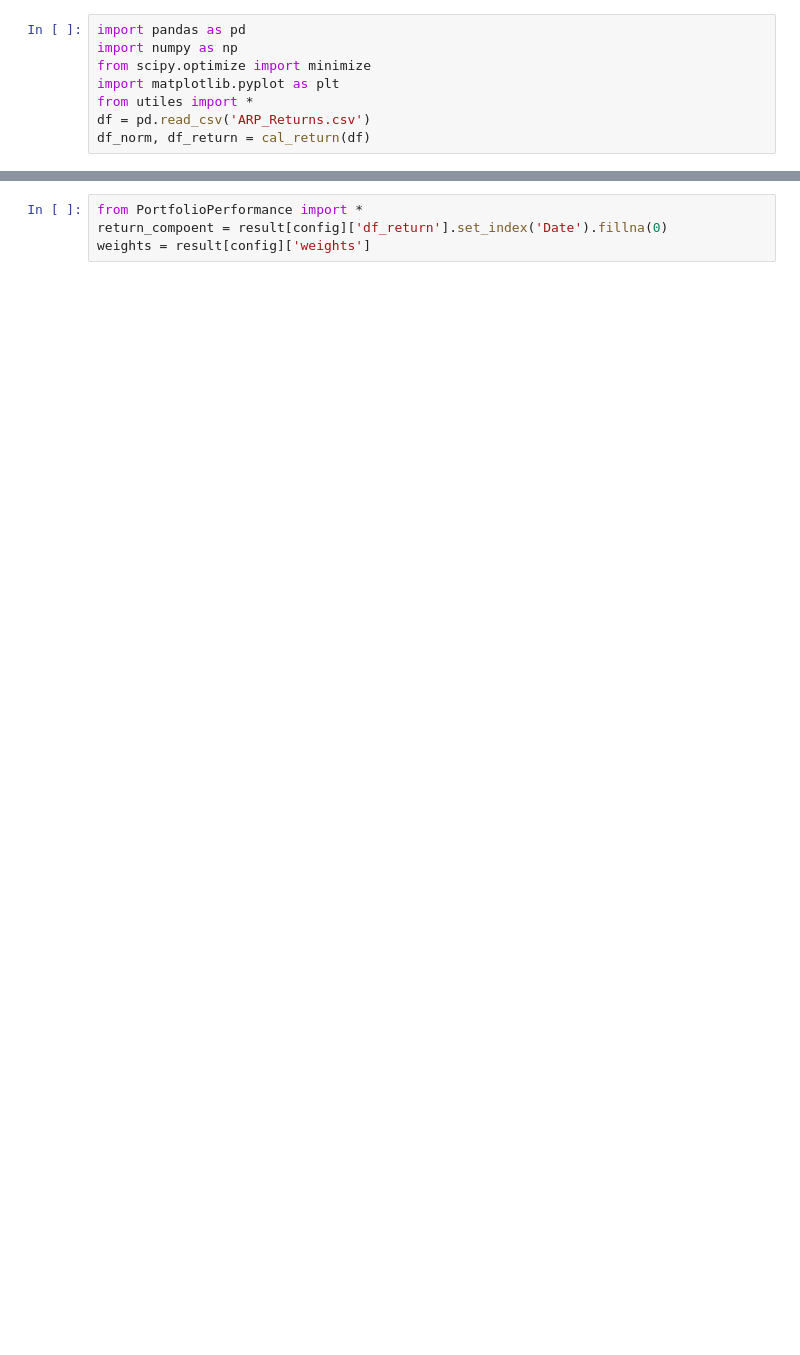
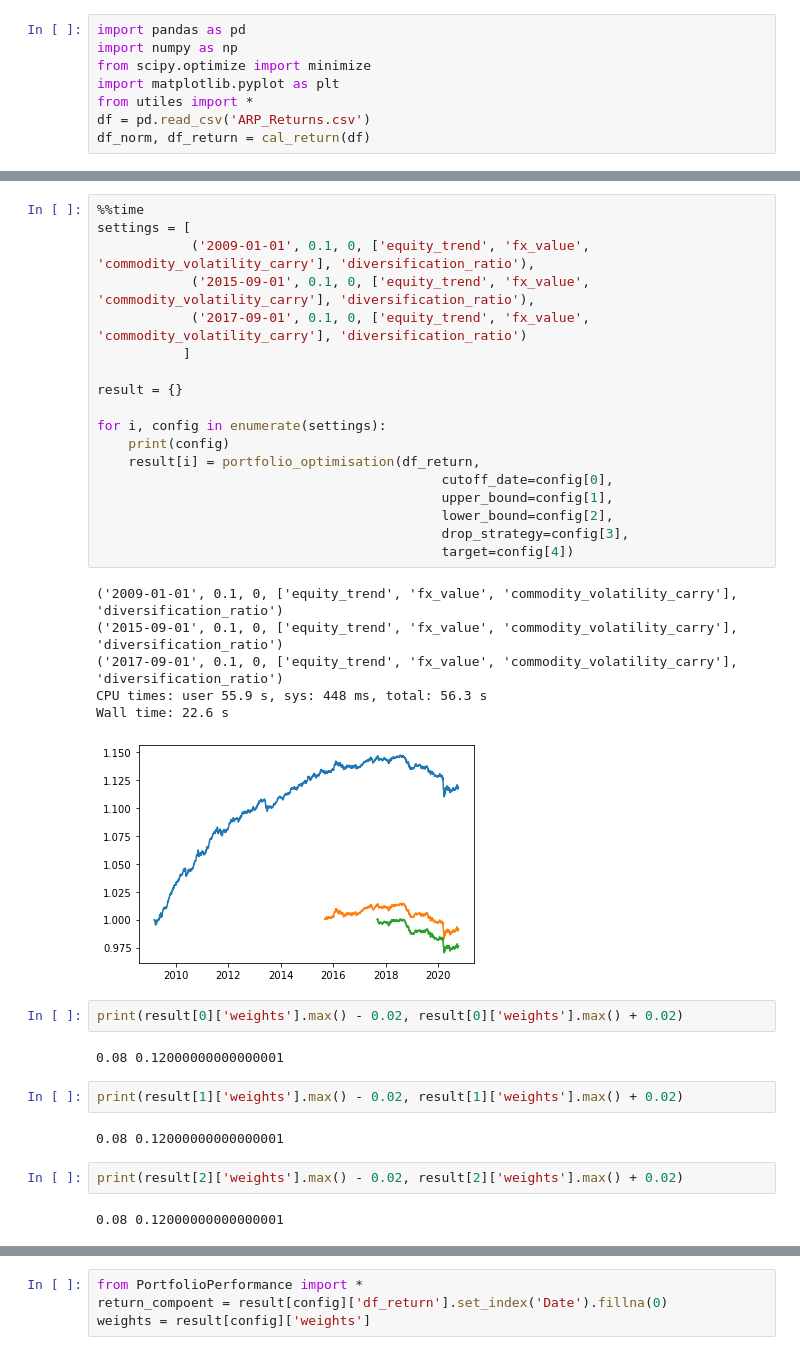
Before and after one commit to shenyifan17/combine_strategies, a Jupyter notebook: optimise.ipynb, the cells around one changed output, grey strips where cells are left out. Cells and saved outputs as stored; diff of their text form; blank space fills up the shorter version.

```diff
--- a/optimise.ipynb
+++ b/optimise.ipynb
@@ -25,0 +19,37 @@ result = {}
+# %%
+%%time
+settings = [
+            ('2009-01-01', 0.1, 0, ['equity_trend', 'fx_value', 'commodity_volatility_carry'], 'diversification_ratio'),
+            ('2015-09-01', 0.1, 0, ['equity_trend', 'fx_value', 'commodity_volatility_carry'], 'diversification_ratio'),
+            ('2017-09-01', 0.1, 0, ['equity_trend', 'fx_value', 'commodity_volatility_carry'], 'diversification_ratio')
+           ]
+
+result = {}
+
+for i, config in enumerate(settings):
+    print(config)
+    result[i] = portfolio_optimisation(df_return,
+                                            cutoff_date=config[0],
+                                            upper_bound=config[1],
+                                            lower_bound=config[2],
+                                            drop_strategy=config[3],
+                                            target=config[4])
+# %% [output]
+('2009-01-01', 0.1, 0, ['equity_trend', 'fx_value', 'commodity_volatility_carry'], 'diversification_ratio')
+('2015-09-01', 0.1, 0, ['equity_trend', 'fx_value', 'commodity_volatility_carry'], 'diversification_ratio')
+('2017-09-01', 0.1, 0, ['equity_trend', 'fx_value', 'commodity_volatility_carry'], 'diversification_ratio')
+CPU times: user 55.9 s, sys: 448 ms, total: 56.3 s
+Wall time: 22.6 s
+[figure, added]
+# %%
+print(result[0]['weights'].max() - 0.02, result[0]['weights'].max() + 0.02)
+# %% [output]
+0.08 0.12000000000000001
+# %%
+print(result[1]['weights'].max() - 0.02, result[1]['weights'].max() + 0.02)
+# %% [output]
+0.08 0.12000000000000001
+# %%
+print(result[2]['weights'].max() - 0.02, result[2]['weights'].max() + 0.02)
+# %% [output]
+0.08 0.12000000000000001
```
Also changed, not shown: parts of 20 cells of this notebook.
